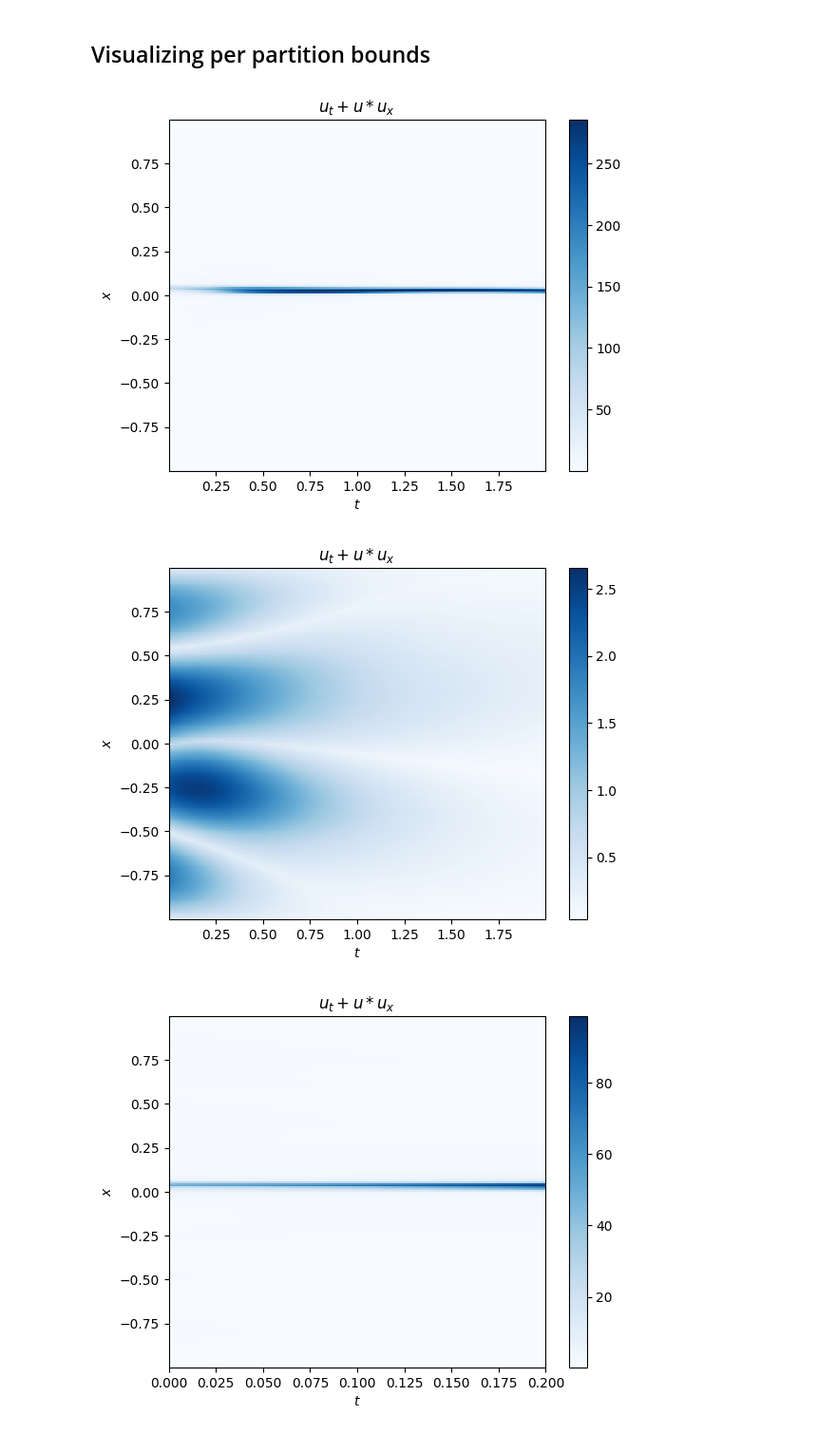
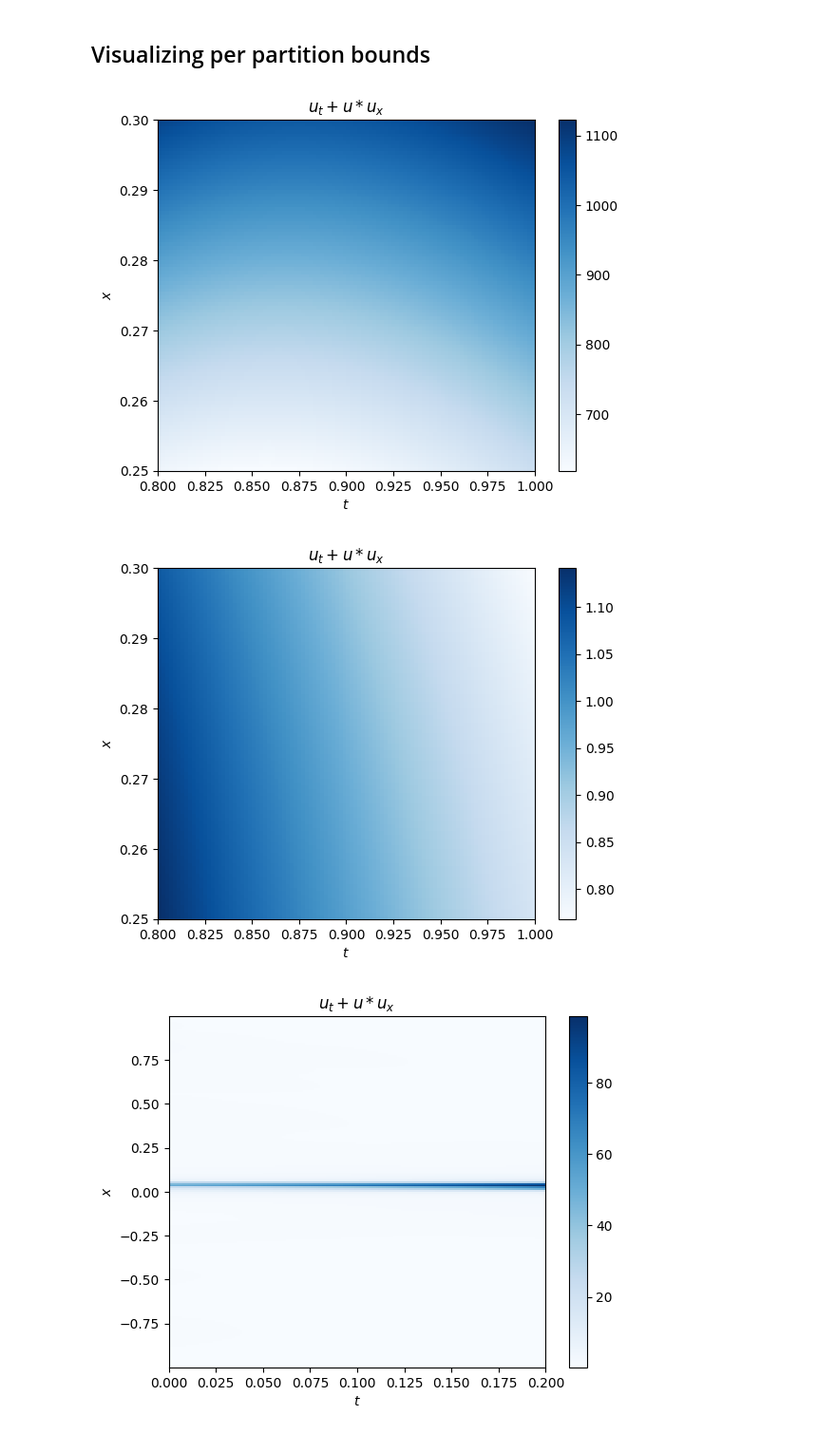
Before and after one commit to avaljotsingh/Verification-of-PINNs, a Jupyter notebook: experiments/Bounds Calculation.ipynb, the cells around one changed output. Shown at 95% size. Cells and saved outputs as stored; diff of their text form; code cells hidden in the pictures.

Commit message:
Add experiments with double deriv.

```diff
--- a/experiments/Bounds Calculation.ipynb
+++ b/experiments/Bounds Calculation.ipynb
@@ -22,9 +23,11 @@ class IntervalDomainHandler():
 
         return (min(op1, op2, op3, op4), max(op1, op2, op3, op4))
 # %%
+mu = .01 / np.pi
+
 def compute_pinn_burgers_residual_bounds(model_name,
                                          inpx_range = (-1 + 0.001, 1 - 0.001),
-                                         inpt_range = (0 + 0.001, 2 - 0.001),
+                                         inpt_range = (0 + 0.001, 1 - 0.001),
                                          abstract_domain = 'Interval'):
     """
     Takes in a pinn burgers model, input range and the abstract domain.
@@ -40,7 +43,7 @@ def compute_pinn_burgers_residual_bounds(model_name,
     abs_interpreter = Abs_interpreter(model, domain)
     lows = torch.tensor([inpx_range[0], inpt_range[0]]).reshape(-1,1)
     highs = torch.tensor([inpx_range[1], inpt_range[1]]).reshape(-1,1)
-    val_bounds, deriv_bounds = abs_interpreter.forward_pass(lows, highs)
+    val_bounds, deriv_bounds, deriv2_bounds = abs_interpreter.forward_pass(lows, highs)
 
     ul = val_bounds[0][0][0].item()
     ur = val_bounds[1][0][0].item()
@@ -51,13 +54,21 @@ def compute_pinn_burgers_residual_bounds(model_name,
     uxr = deriv_bounds[1][0][0].item()
     utr = deriv_bounds[1][0][1].item()
 
+#     print(deriv2_bounds)
+    uxxl = deriv2_bounds[0][0][0].item()
+    uxxr = deriv2_bounds[1][0][0].item()
+#     print(uxxl, uxxr)
+
     interval_handler = IntervalDomainHandler()
+
 
     # ut + u*ux
     residual_bounds = interval_handler.add((utl, utr), interval_handler.mul((ul, ur), (uxl, uxr)))
+    residual_bounds = interval_handler.subtract(residual_bounds, (mu*uxxl, mu*uxxr))
     return residual_bounds
 
 ## Bounds without splitting
 print(compute_pinn_burgers_residual_bounds("../trained_models/pinn-burgers.pt"))
+print(compute_pinn_burgers_residual_bounds("../trained_models/pinn-burgers-vis.pt"))
 print(compute_pinn_burgers_residual_bounds("../trained_models/pinn-burgers_weak.pt"))
 # %% [output]
@@ -173,7 +206,7 @@ Pinn-burgers_weak: (-2.4495922418394684, 2.7726336994837766)
 def visualize_per_partition_bounds(model_name,
                                  num_partitions,
                                  inpx_range = (-1 + 0.001, 1 - 0.001),
-                                 inpt_range = (0 + 0.001, 2 - 0.001),
+                                 inpt_range = (0 + 0.001, 1 - 0.001),
                                  abstract_domain = 'Interval'):
     xeps = (inpx_range[1] - inpx_range[0])/num_partitions
     teps = (inpt_range[1] - inpt_range[0])/num_partitions
@@ -203,14 +236,18 @@ def visualize_per_partition_bounds(model_name,
     plt.title(r'$u_t + u * u_x$')
     plt.show()
 # %%
-model1 = "../trained_models/pinn-burgers.pt"
+model0 = "../trained_models/pinn-burgers.pt"
+model1 = "../trained_models/pinn-burgers-vis.pt"
 model2 = "../trained_models/pinn-burgers_weak.pt"
-partitions = 200
-visualize_per_partition_bounds(model1, partitions)
-visualize_per_partition_bounds(model2, partitions)
+partitions = 100
+inpx_range = (0.25,0.3)
+inpt_range = (0.8, 1)
+# visualize_per_partition_bounds(model0, partitions, inpx_range = inpx_range, inpt_range = inpt_range)
+visualize_per_partition_bounds(model1, partitions, inpx_range = inpx_range, inpt_range = inpt_range)
+visualize_per_partition_bounds(model2, partitions, inpx_range = inpx_range, inpt_range = inpt_range)
 # %% [output]
-[figure, old version]
+[figure, new version]
-[figure, old version]
+[figure, new version]
 # %%
 model1 = "../trained_models/pinn-burgers.pt"
 model2 = "../trained_models/pinn-burgers_weak.pt"
```
Also changed, not shown: parts of 4 cells of this notebook, 5 other files.
